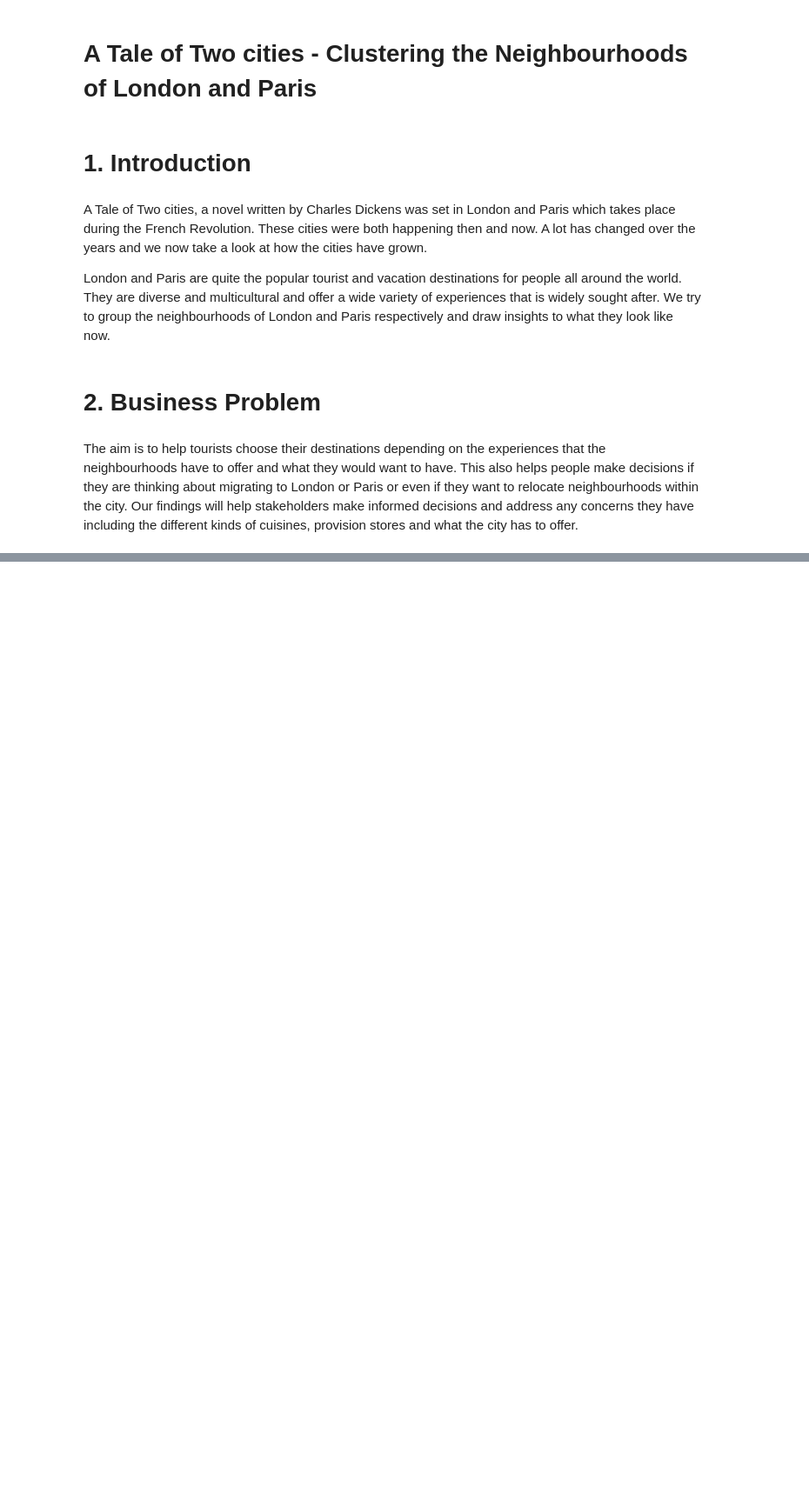
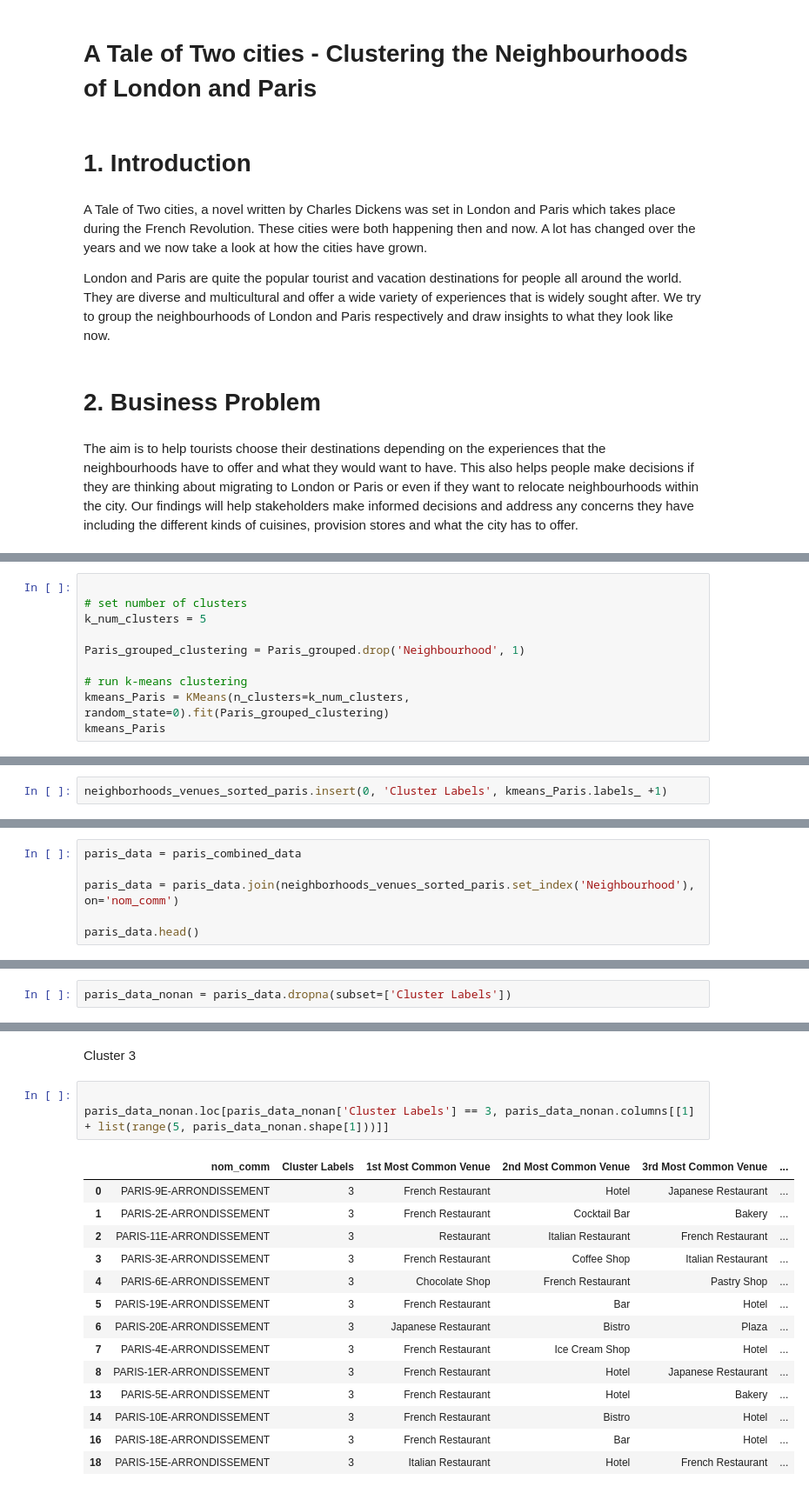
Before and after one commit to madhu-akella/Coursera_Capstone, a Jupyter notebook: The Battle of Neighborhoods (Week 1).ipynb, the cells around one changed output, grey strips where cells are left out. Shown at 87% size. Drawn from its saved outputs; the diff is of its cells as text; blank space fills up the shorter version.

```diff
--- a/The Battle of Neighborhoods (Week 1).ipynb
+++ b/The Battle of Neighborhoods (Week 1).ipynb
@@ -12,0 +1246,10 @@ The aim is to help tourists choose their destinations depending on the experienc
+# %%
+
+# set number of clusters
+k_num_clusters = 5
+
+Paris_grouped_clustering = Paris_grouped.drop('Neighbourhood', 1)
+
+# run k-means clustering
+kmeans_Paris = KMeans(n_clusters=k_num_clusters, random_state=0).fit(Paris_grouped_clustering)
+kmeans_Paris
@@ -12,0 +1267,2 @@ The aim is to help tourists choose their destinations depending on the experienc
+# %%
+neighborhoods_venues_sorted_paris.insert(0, 'Cluster Labels', kmeans_Paris.labels_ +1)
@@ -12,0 +1272,6 @@ The aim is to help tourists choose their destinations depending on the experienc
+# %%
+paris_data = paris_combined_data
+
+paris_data = paris_data.join(neighborhoods_venues_sorted_paris.set_index('Neighbourhood'), on='nom_comm')
+
+paris_data.head()
@@ -12,0 +1287,2 @@ The aim is to help tourists choose their destinations depending on the experienc
+# %%
+paris_data_nonan = paris_data.dropna(subset=['Cluster Labels'])
@@ -12,0 +1336,20 @@ The aim is to help tourists choose their destinations depending on the experienc
+# %% [markdown]
+Cluster 3
+# %%
+
+paris_data_nonan.loc[paris_data_nonan['Cluster Labels'] == 3, paris_data_nonan.columns[[1] + list(range(5, paris_data_nonan.shape[1]))]]
+# %% [output]
+|  | nom_comm | Cluster Labels | 1st Most Common Venue | 2nd Most Common Venue | 3rd Most Common Venue | ... |
+| 0 | PARIS-9E-ARRONDISSEMENT | 3 | French Restaurant | Hotel | Japanese Restaurant | ... |
+| 1 | PARIS-2E-ARRONDISSEMENT | 3 | French Restaurant | Cocktail Bar | Bakery | ... |
+| 2 | PARIS-11E-ARRONDISSEMENT | 3 | Restaurant | Italian Restaurant | French Restaurant | ... |
+| 3 | PARIS-3E-ARRONDISSEMENT | 3 | French Restaurant | Coffee Shop | Italian Restaurant | ... |
+| 4 | PARIS-6E-ARRONDISSEMENT | 3 | Chocolate Shop | French Restaurant | Pastry Shop | ... |
+| 5 | PARIS-19E-ARRONDISSEMENT | 3 | French Restaurant | Bar | Hotel | ... |
+| 6 | PARIS-20E-ARRONDISSEMENT | 3 | Japanese Restaurant | Bistro | Plaza | ... |
+| 7 | PARIS-4E-ARRONDISSEMENT | 3 | French Restaurant | Ice Cream Shop | Hotel | ... |
+| 8 | PARIS-1ER-ARRONDISSEMENT | 3 | French Restaurant | Hotel | Japanese Restaurant | ... |
+| 13 | PARIS-5E-ARRONDISSEMENT | 3 | French Restaurant | Hotel | Bakery | ... |
+| 14 | PARIS-10E-ARRONDISSEMENT | 3 | French Restaurant | Bistro | Hotel | ... |
+| 16 | PARIS-18E-ARRONDISSEMENT | 3 | French Restaurant | Bar | Hotel | ... |
+| 18 | PARIS-15E-ARRONDISSEMENT | 3 | Italian Restaurant | Hotel | French Restaurant | ... |
```
Also changed, not shown: parts of 203 cells of this notebook.
